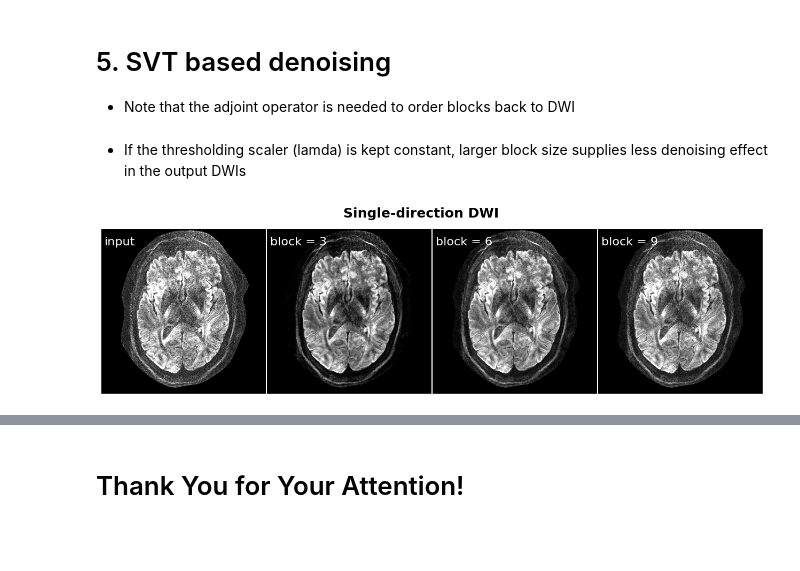
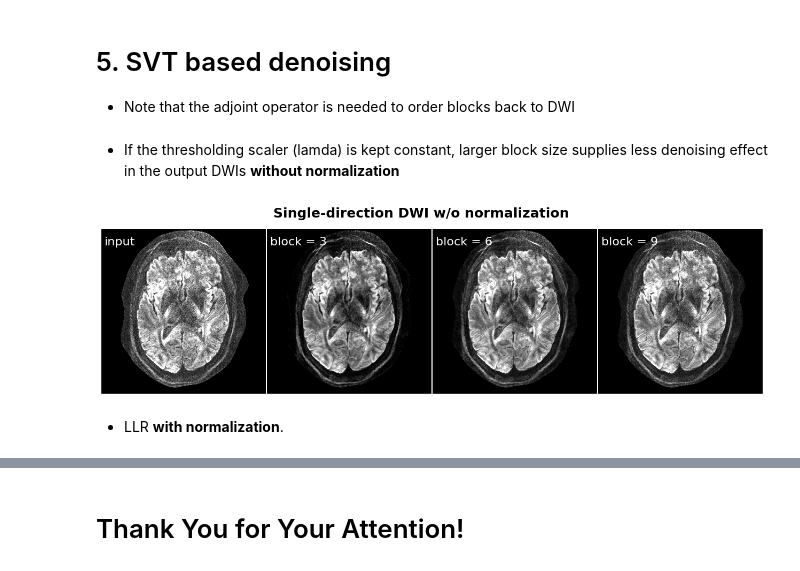
Before and after one commit to ZhengguoTan/NAViEPI, a Jupyter notebook: demo_llr.ipynb, the cells around one changed output, grey strips where cells are left out. Saved outputs shown, nothing was run; the diff lists cells and outputs as text; code cells hidden in the pictures; blank space fills up the shorter version.

```diff
--- a/demo_llr.ipynb
+++ b/demo_llr.ipynb
@@ -152,9 +151,9 @@ print("> SVD is applied onto the 2D matrices in the right most 2 dimensions")
 
   * Larger block sizes lead to larger singular values
 # %%
-fig, ax = plt.subplots(1, 1)
+fig, ax = plt.subplots(1, 2, figsize=(8,4))
 
-for b in [3, 6, 9, 12]:
+for b in [3, 6, 9, 12]: # block width
 
     start_time = time.time()
 
@@ -174,11 +173,22 @@ for b in [3, 6, 9, 12]:
 
     print("  SVD takes ", end_time - start_time, ' seconds')
 
-    ax.plot(range(1, N_diff+1), np.mean(s, axis=0), '-x', label='block width = ' + str(b))
+    # do not normalize the eigenvalues by the block width
+    ax[0].plot(range(1, N_diff+1), np.mean(s, axis=0), '-x',
+            label='block width = ' + str(b))
 
-plt.xticks(range(1, N_diff+1))
-plt.ylabel('Singular values')
-plt.legend()
+    # normalize the eigenvalues by the block width
+    ax[1].plot(range(1, N_diff+1), np.mean(s, axis=0) / b, '-x',
+            label='block width = ' + str(b))
+
+ax[0].set_title('w/o normalization')
+ax[1].set_title('w normalization')
+
+for n in range(2):
+  ax[n].set_xticks(range(1, N_diff+1))
+  ax[n].set_ylabel('Singular values')
+  ax[n].legend()
+
 plt.show()
 # %% [output]
 > block width and height is:  3
@@ -199,7 +209,7 @@ plt.show()
 
   * Note that the adjoint operator is needed to order blocks back to DWI
 # %%
-def denoising(input, block_shape=(1, 3, 3), lamda=0.001):
+def denoising(input, block_shape=(1, 3, 3), lamda=0.001, normalization=False):
 
     # define the forward operator for global low rank:
     T = Fwd(input.shape, block_shape=block_shape)
@@ -209,8 +219,14 @@ def denoising(input, block_shape=(1, 3, 3), lamda=0.001):
 
     u, s, vh = np.linalg.svd(y, full_matrices=False)
 
+    if normalization is True:
+      s = s / block_shape[-1]
+
     # soft thresholding
     s_thresh = thresh.soft_thresh(lamda, s)
+
+    if normalization is True:
+      s_thresh = s_thresh * block_shape[-1]
 
     output = (u * s_thresh[..., None, :]) @ vh
 
@@ -219,7 +235,7 @@ def denoising(input, block_shape=(1, 3, 3), lamda=0.001):
 
     return output
 # %% [markdown]
-  * If the thresholding scaler (lamda) is kept constant, larger block size supplies less denoising effect in the output DWIs
+  * If the thresholding scaler (lamda) is kept constant, larger block size supplies less denoising effect in the output DWIs **without normalization**
 # %%
 DWI_b3 = denoising(DWI, block_shape=(1, 3, 3), lamda=0.00008)
 DWI_b6 = denoising(DWI, block_shape=(1, 6, 6), lamda=0.00008)
@@ -233,19 +249,21 @@ DWI_disp[3] = DWI_b9[1, 1, ...]
 # %%
 fig, ax = plt.subplots(1, 4, figsize=(16, 4))
 
 labels = ['input', 'block = 3', 'block = 6', 'block = 9']
 
 for n in range(4):
     img = abs(np.flip(DWI_disp[n, :, :], axis=(0, 1)))
     ax[n].imshow(img, cmap='gray', vmin=0, vmax=0.0001)
 
     ax[n].text(int(0.02 * N_x), int(0.10 * N_y), labels[n],
                color='w', fontsize=16)
 
     ax[n].set_axis_off()
 
-plt.suptitle('Single-direction DWI', fontsize=18, fontweight='bold')
+plt.suptitle('Single-direction DWI w/o normalization', fontsize=18, fontweight='bold')
 plt.subplots_adjust(wspace=0, hspace=0)
 plt.show()
 # %% [output]
-[figure, old version]
+[figure, new version]
+# %% [markdown]
+  * LLR **with normalization**.
```
Also changed, not shown: parts of 7 cells of this notebook.
